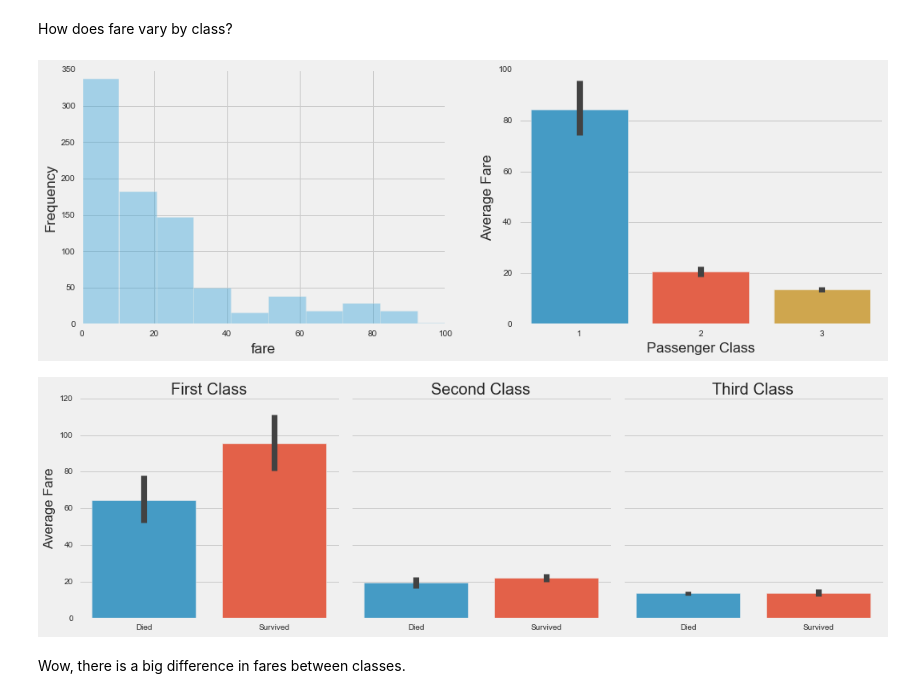
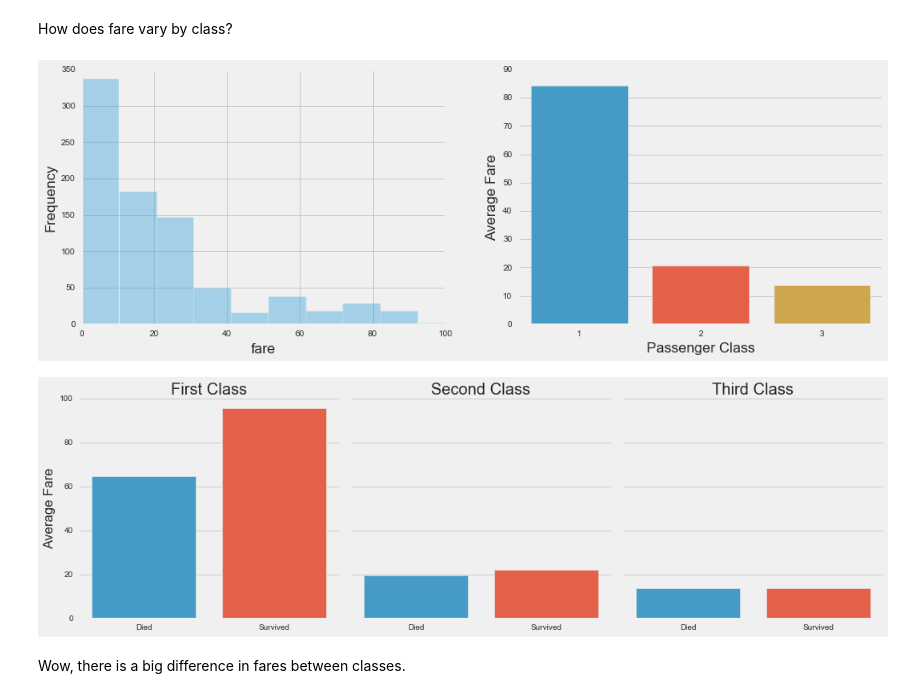
Before and after one commit to kyletabor/public_data_projects, a Jupyter notebook: titanic/titanic_data_review.ipynb, the cells around one changed output. Drawn from its saved outputs; the diff is of its cells as text; code cells hidden in the pictures.

Commit message:
Review titanic data.

```diff
--- a/titanic/titanic_data_review.ipynb
+++ b/titanic/titanic_data_review.ipynb
@@ -124,13 +124,13 @@ It looks like we will need to fill in missing values for age. It looks like a ma
 # %% [markdown]
 Let's create a category based on sex and age, ie: Man, Woman, Child.
 # %%
-def find_man_woman_child(row):
-    if row.age < 16:
-        return "child"
-    else:
-        return row.sex
+def get_man_woman_child(row):
+    if row.age != np.NaN:
+        if row.age < 16:
+            return "child"
+    return row.sex
 
-data['who'] = data.apply(find_man_woman_child,axis=1)
+data['who'] = data.apply(get_man_woman_child,axis=1)
 # %%
 fig, (ax1, ax2) = plt.subplots(1,2,figsize=(15,5))
 g = sns.countplot(x='who',data=data,ax=ax1)
@@ -229,26 +229,26 @@ How does fare vary by class?
 # %%
 fig, (ax1, ax2) = plt.subplots(1,2,figsize=(15,5))
 g = sns.distplot(data.fare,ax=ax1,kde=False)
 g.set_ylabel('Frequency')
 g.set_xlim([0, 100])
 
 
 group = data.groupby('pclass',as_index=False).agg('mean')
-g = sns.barplot(x='pclass',y='fare',data=data, ax=ax2)
+g = sns.barplot(x='pclass',y='fare',data=data, ax=ax2,ci=None)
 g.set_xlabel('Passenger Class')
 g.set_ylabel('Average Fare')
 plt.show()
 
-g = sns.factorplot(x='survived',y='fare',col='pclass',data=data,kind='bar',size=5, aspect=1)
+g = sns.factorplot(x='survived',y='fare',col='pclass',data=data,kind='bar',size=5, aspect=1,ci=None)
 g.set_xticklabels(['Died','Survived'])
 g.set_axis_labels("","Average Fare")
 titles = ["First Class", "Second Class", "Third Class"]
 for ax, title in zip(g.axes.flat, titles):
     ax.set_title(title)
 plt.show()
 # %% [output]
-[figure, old version]
+[figure, new version]
-[figure, old version]
+[figure, new version]
 # %% [markdown]
 Wow, there is a big difference in fares between classes.
 # %% [markdown]
```
Also changed, not shown: parts of 4 cells of this notebook.
